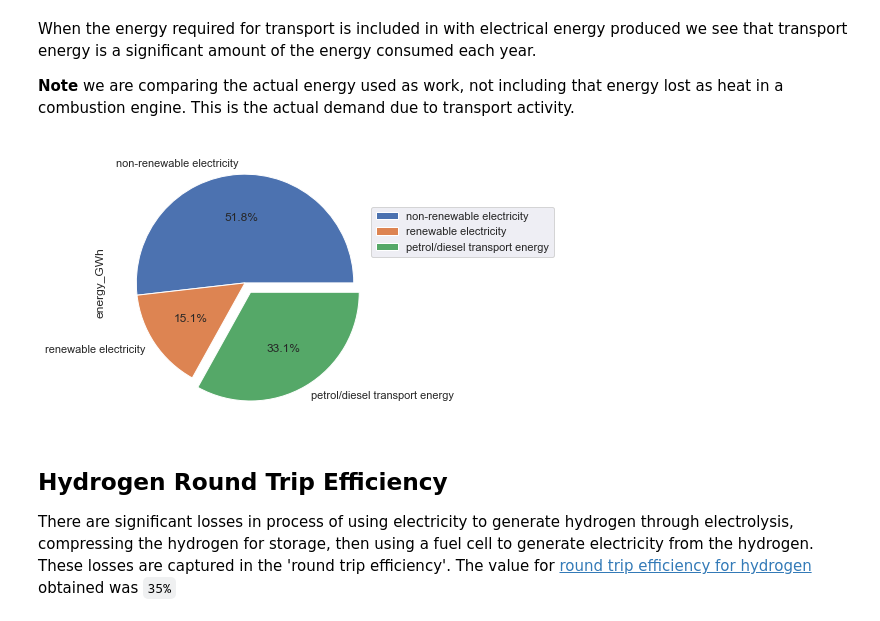
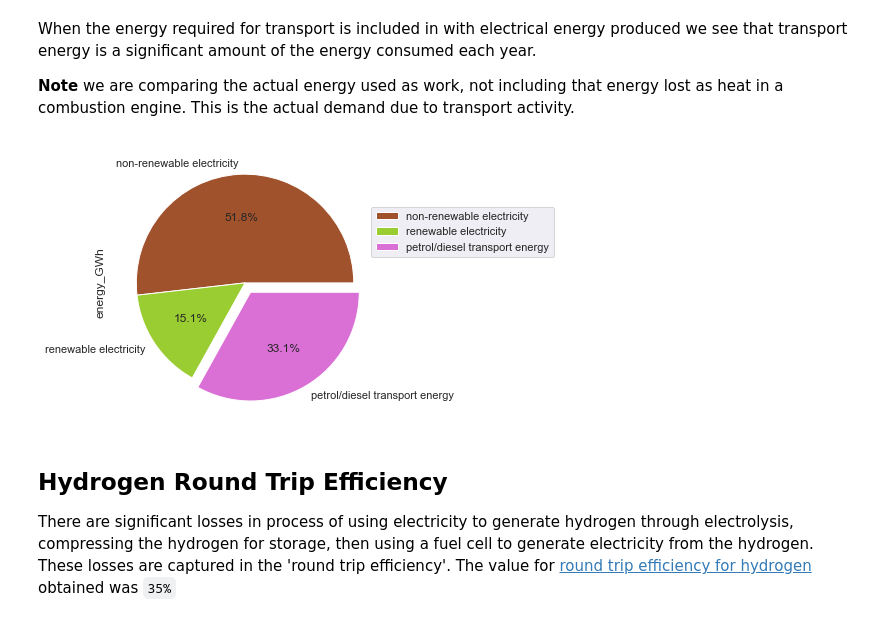
Before and after one commit to bencaldwell/h2-skeptic, a Jupyter notebook: notebooks/solar_and_hydrogen.ipynb, the cells around one changed output. Cells and saved outputs as stored; diff of their text form; code cells hidden in the pictures.

Commit message:
new colors

```diff
--- a/notebooks/solar_and_hydrogen.ipynb
+++ b/notebooks/solar_and_hydrogen.ipynb
@@ -155,18 +155,18 @@ When the energy required for transport is included in with electrical energy pro
 # %%
 non_renewable_electrical_energy = df_elec_gen.loc['2020',('non-renewable')].sum()
 renewable_electrical_energy = df_elec_gen.loc['2020',('renewable')].sum()
 df = pd.DataFrame([
     {'source': 'non-renewable electricity', 'energy_GWh': non_renewable_electrical_energy},
     {'source': 'renewable electricity', 'energy_GWh': renewable_electrical_energy},
     {'source': 'petrol/diesel transport energy', 'energy_GWh': energy_for_work_GWh},
      ])
 df = df.set_index('source', drop=True)
-df.plot.pie(y='energy_GWh', figsize=(5,5), autopct='%1.1f%%', explode=(0,0,0.1))
+df.plot.pie(y='energy_GWh', figsize=(5,5), autopct='%1.1f%%', explode=(0,0,0.1), colors=['sienna', 'yellowgreen', 'orchid'])
 df_electrical_transport_energy = df
 plt.legend(loc='upper center', bbox_to_anchor=(1.3, 0.8))
 plt.show()
 # %% [output]
-[figure, old version]
+[figure, new version]
 # %% [markdown]
 ## Hydrogen Round Trip Efficiency
 There are significant losses in process of using electricity to generate hydrogen through electrolysis, compressing the hydrogen for storage, then using a fuel cell to generate electricity from the hydrogen. These losses are captured in the 'round trip efficiency'. The value for [round trip efficiency for hydrogen](https://www.nrel.gov/docs/fy19osti/73520.pdf) obtained was `35%`
```
